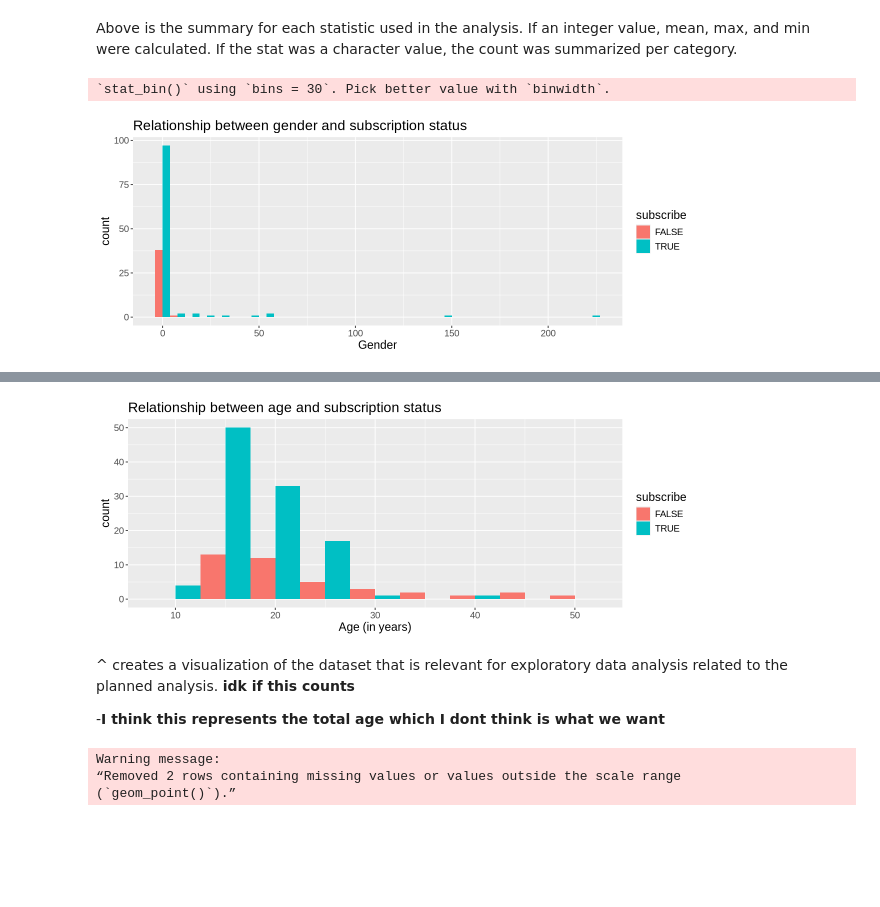
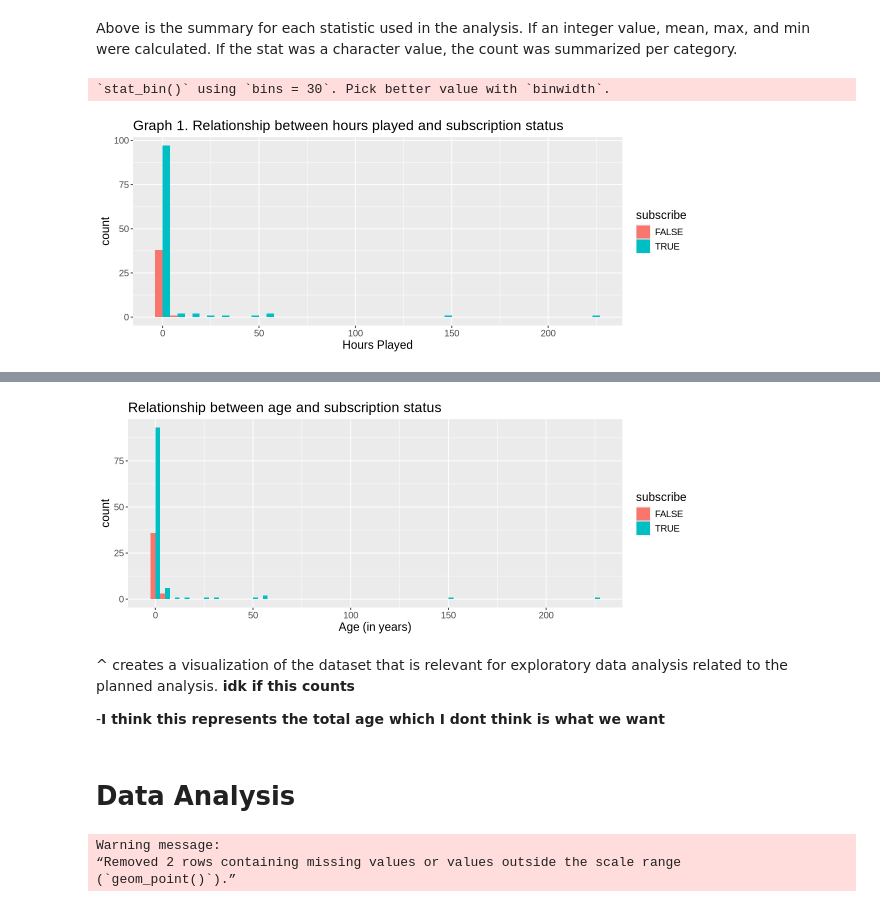
Before and after one commit to IFQXK/DSCI-100-project-group-19, a Jupyter notebook: Group Project.ipynb, the cells around one changed output, grey strips where cells are left out. Saved outputs shown, nothing was run; the diff lists cells and outputs as text; code cells hidden in the pictures; blank space fills up the shorter version.

```diff
--- a/Group Project.ipynb
+++ b/Group Project.ipynb
@@ -176,15 +169,15 @@ options(repr.plot.width = 10, repr.plot.height = 4)
 gender_bar <- players_training |>
             ggplot(aes(x = played_hours, fill = subscribe)) +
             geom_histogram(position = "dodge") +
-            labs(x = "Gender", title = "Relationship between gender and subscription status") +
+            labs(x = "Hours Played", title = "Graph 1. Relationship between hours played and subscription status") +
             theme(text = element_text(size = 14))
 gender_bar
 # %% [output]
 `stat_bin()` using `bins = 30`. Pick better value with `binwidth`.
-[figure, old version]
+[figure, new version]
 # %%
 age_histogram <- players_training |>
-            ggplot(aes(x = Age, fill = subscribe)) +
+            ggplot(aes(x = played_hours, fill = subscribe)) +
             geom_histogram(position = "dodge", binwidth = 5) +
             labs(x = "Age (in years)", title = "Relationship between age and subscription status") +
             theme(text = element_text(size = 14))
@@ -195,8 +186,10 @@ Warning message:
-[figure, old version]
+[figure, new version]
 # %% [markdown]
 ^ creates a visualization of the dataset that is relevant for exploratory data analysis related to the planned analysis. **idk if this counts**
 
 -**I think this represents the total age which I dont think is what we want**
+# %% [markdown]
+# **Data Analysis**
 # %%
 scatter_plot <- players_training |>
             ggplot(aes(x = Age, y = played_hours, colour = subscribe)) +
```
Also changed, not shown: parts of 3 cells of this notebook.
